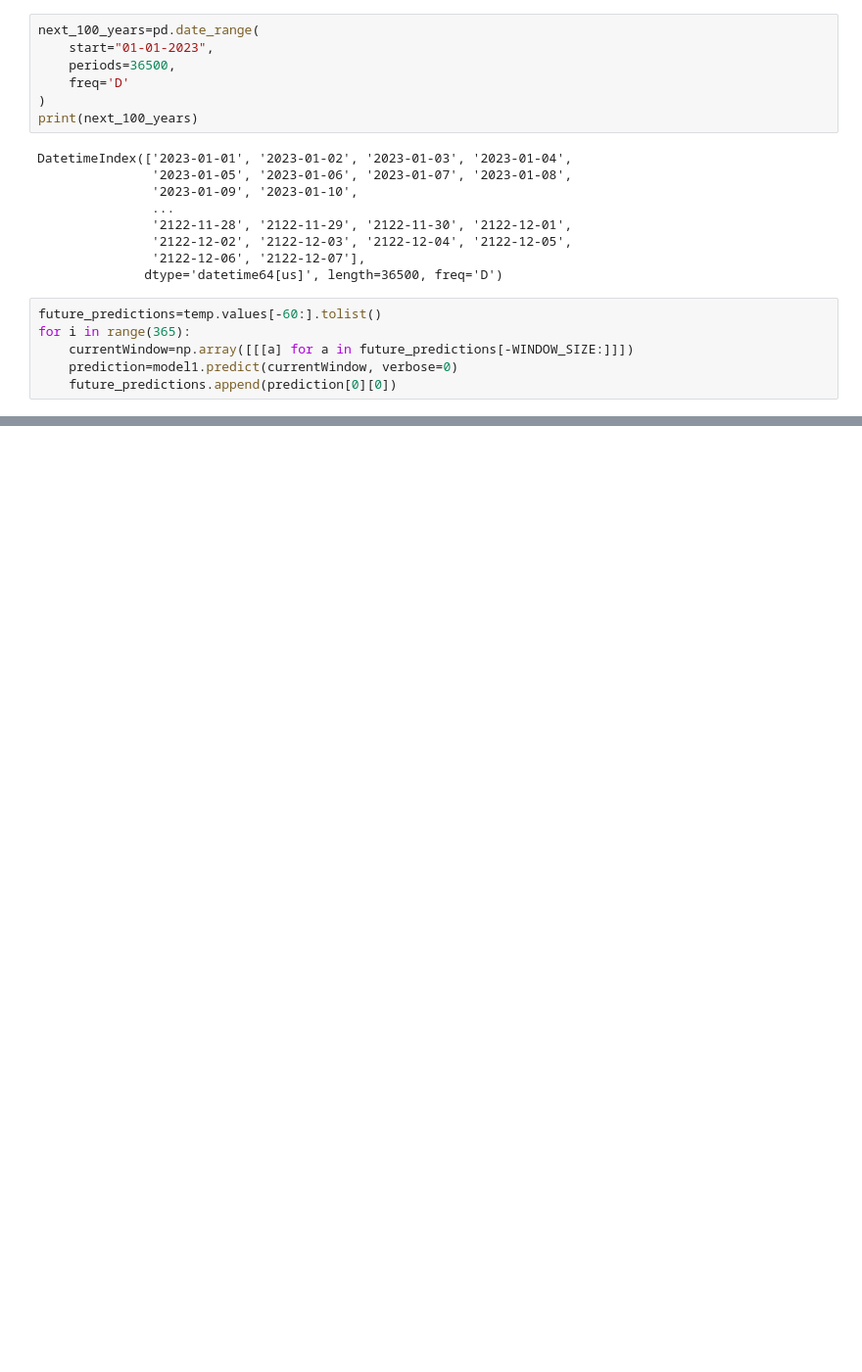
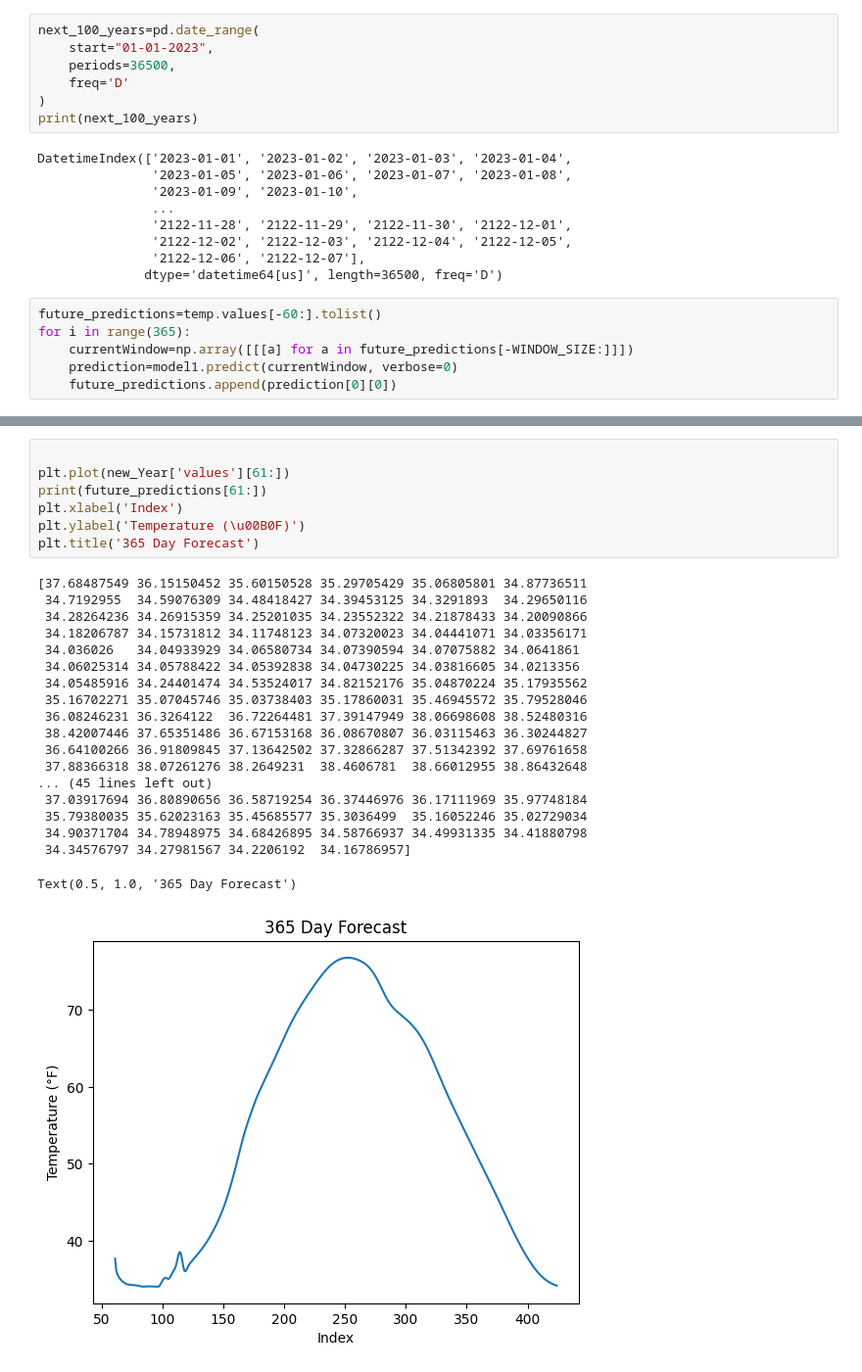
Before and after one commit to FD-77/WeatherModel, a Jupyter notebook: LSTM/many2One_forecasting.ipynb, the cells around one changed output, grey strips where cells are left out. Shown at 98% size. Cells and saved outputs as stored; diff of their text form; blank space fills up the shorter version.

```diff
--- a/LSTM/many2One_forecasting.ipynb
+++ b/LSTM/many2One_forecasting.ipynb
@@ -257,3 +256,30 @@ Text(0.5, 1.0, '365 Day Forecast')
+# %%
+
+plt.plot(new_Year['values'][61:])
+print(future_predictions[61:])
+plt.xlabel('Index')
+plt.ylabel('Temperature (\u00B0F)')
+plt.title('365 Day Forecast')
+# %% [output]
+[37.68487549 36.15150452 35.60150528 35.29705429 35.06805801 34.87736511
+ 34.7192955  34.59076309 34.48418427 34.39453125 34.3291893  34.29650116
+ 34.28264236 34.26915359 34.25201035 34.23552322 34.21878433 34.20090866
+ 34.18206787 34.15731812 34.11748123 34.07320023 34.04441071 34.03356171
+ 34.036026   34.04933929 34.06580734 34.07390594 34.07075882 34.0641861
+ 34.06025314 34.05788422 34.05392838 34.04730225 34.03816605 34.0213356
+ 34.05485916 34.24401474 34.53524017 34.82152176 35.04870224 35.17935562
+ 35.16702271 35.07045746 35.03738403 35.17860031 35.46945572 35.79528046
+ 36.08246231 36.3264122  36.72264481 37.39147949 38.06698608 38.52480316
+ 38.42007446 37.65351486 36.67153168 36.08670807 36.03115463 36.30244827
+ 36.64100266 36.91809845 37.13642502 37.32866287 37.51342392 37.69761658
+ 37.88366318 38.07261276 38.2649231  38.4606781  38.66012955 38.86432648
+... (45 lines left out)
+ 37.03917694 36.80890656 36.58719254 36.37446976 36.17111969 35.97748184
+ 35.79380035 35.62023163 35.45685577 35.3036499  35.16052246 35.02729034
+ 34.90371704 34.78948975 34.68426895 34.58766937 34.49931335 34.41880798
+ 34.34576797 34.27981567 34.2206192  34.16786957]
+Text(0.5, 1.0, '365 Day Forecast')
+[figure, added]
 # %%
 mae=mean_absolute_error(y_test.flatten(), test_predictions.flatten())
 print("Mean Absolute Error= ", mae)
```
Also changed, not shown: parts of 11 cells of this notebook, 7 other files.
